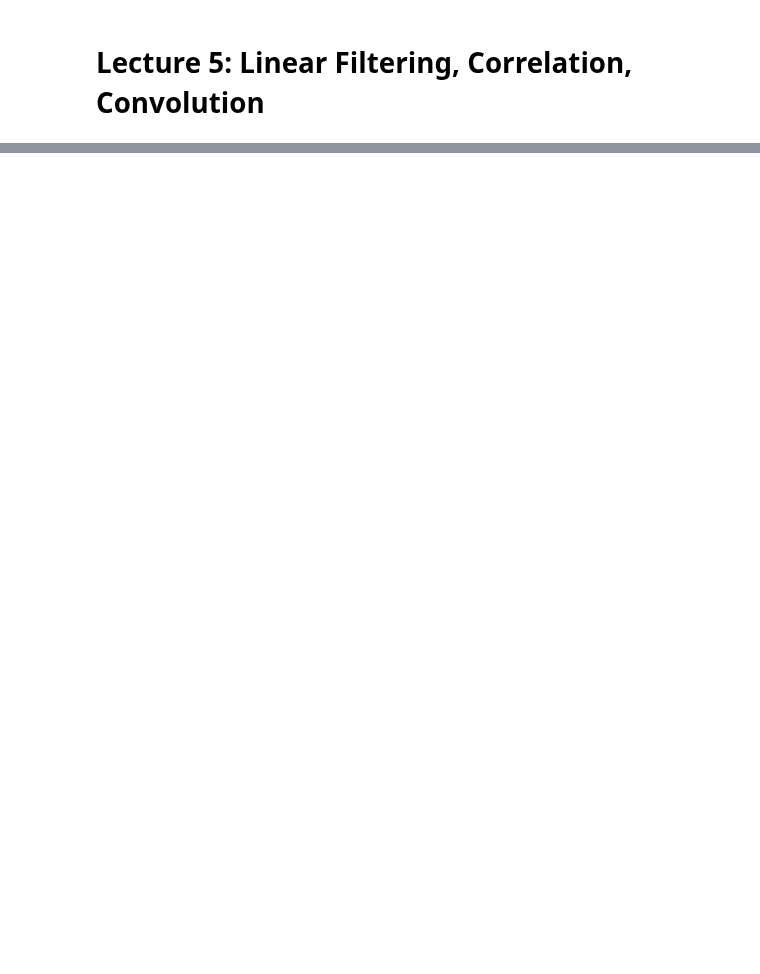
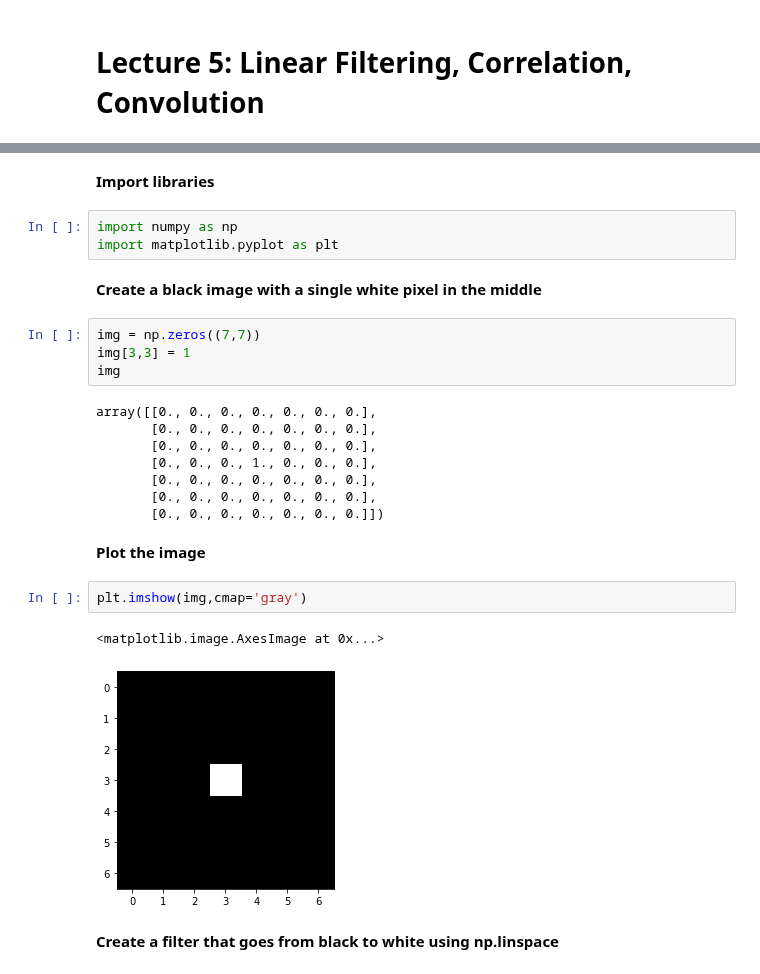
Before and after one commit to DL4CV-NPTEL/Deep-Learning-For-Computer-Vision, a Jupyter notebook: notebooks/Week_1/Week_1_Lecture_5.ipynb, the cells around one changed output, grey strips where cells are left out. Saved outputs shown, nothing was run; the diff lists cells and outputs as text; blank space fills up the shorter version.

```diff
--- a/notebooks/Week_1/Week_1_Lecture_5.ipynb
+++ b/notebooks/Week_1/Week_1_Lecture_5.ipynb
@@ -28,0 +31,28 @@ IPyDisplay.HTML(
+# %% [markdown]
+**Import libraries**
+# %%
+import numpy as np
+import matplotlib.pyplot as plt
+# %% [markdown]
+**Create a black image with a single white pixel in the middle**
+# %%
+img = np.zeros((7,7))
+img[3,3] = 1
+img
+# %% [output]
+array([[0., 0., 0., 0., 0., 0., 0.],
+       [0., 0., 0., 0., 0., 0., 0.],
+       [0., 0., 0., 0., 0., 0., 0.],
+       [0., 0., 0., 1., 0., 0., 0.],
+       [0., 0., 0., 0., 0., 0., 0.],
+       [0., 0., 0., 0., 0., 0., 0.],
+       [0., 0., 0., 0., 0., 0., 0.]])
+# %% [markdown]
+**Plot the image**
+# %%
+plt.imshow(img,cmap='gray')
+# %% [output]
+<matplotlib.image.AxesImage at 0x...>
+[figure, added]
+# %% [markdown]
+**Create a filter that goes from black to white using np.linspace**
```
Also changed, not shown: parts of 28 cells of this notebook.
